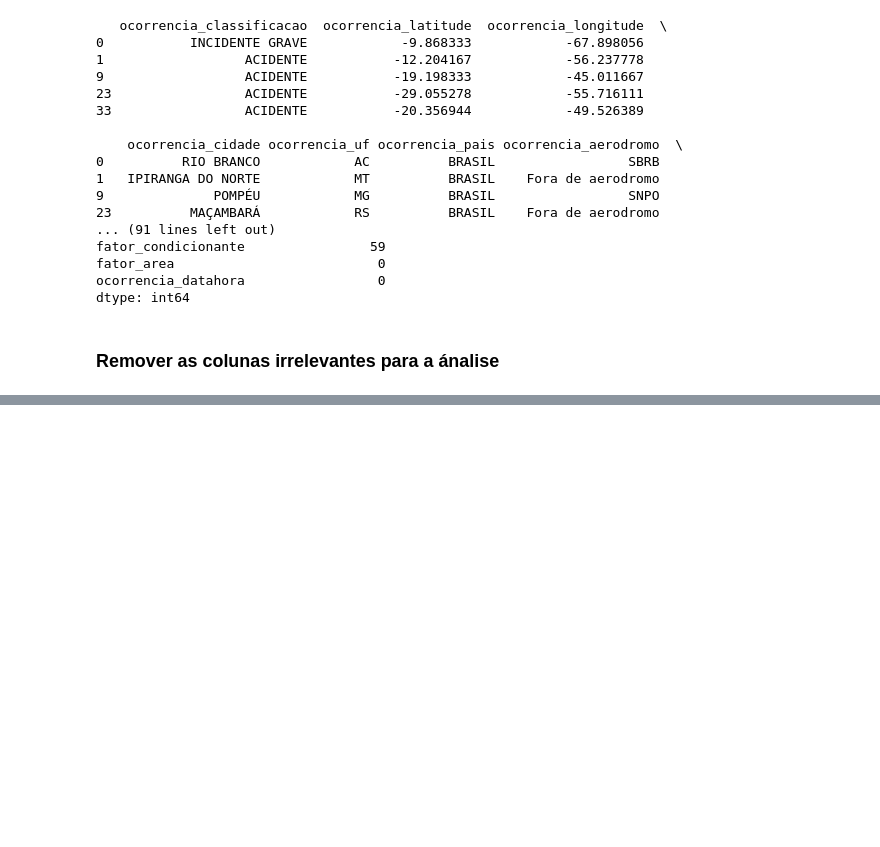
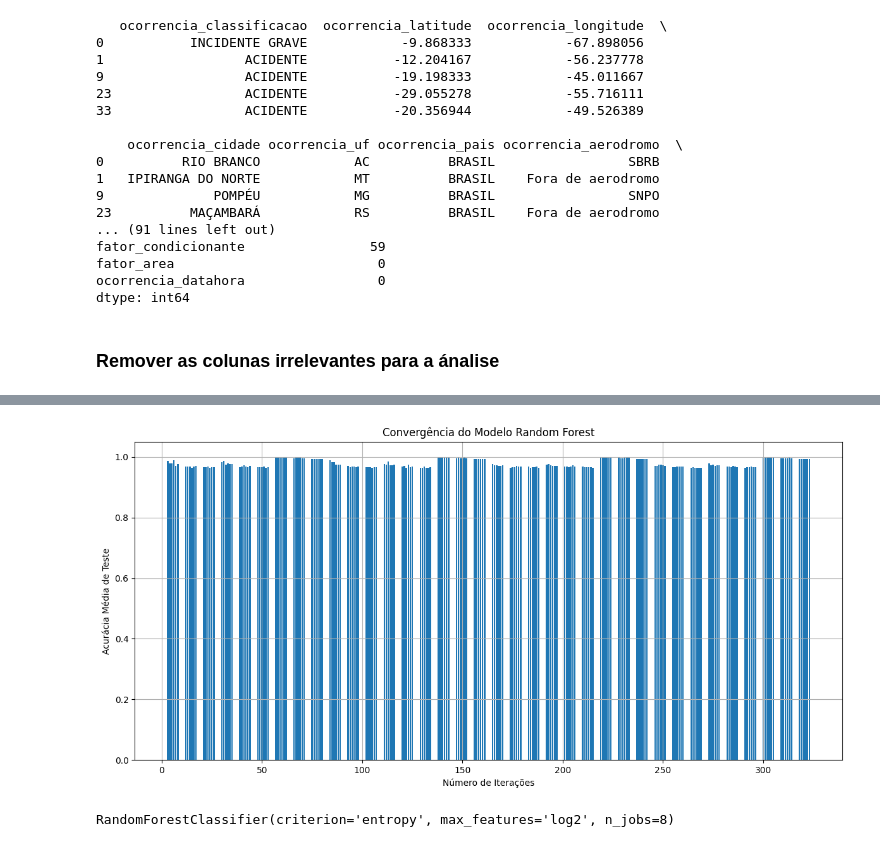
Before and after one commit to Marcux777/Ci-ncia-de-Dados, a Jupyter notebook: VI Desafio de Ciência de dados/Ciencia_de_Dados_Trabalho.ipynb, the cells around one changed output, grey strips where cells are left out. Drawn from its saved outputs; the diff is of its cells as text; code cells hidden in the pictures; blank space fills up the shorter version.

```diff
--- a/VI Desafio de Ciência de dados/Ciencia_de_Dados_Trabalho.ipynb
+++ b/VI Desafio de Ciência de dados/Ciencia_de_Dados_Trabalho.ipynb
@@ -317,0 +774,6 @@ print(df.shape)
+# %%
+# Cria o encoder e aplica OneHotEncoder
+lb = LabelEncoder()
+
+for var in variaveis_categoricas:
+    df_modelo[var] = lb.fit_transform(df_modelo[var])
@@ -317,0 +836,7 @@ print(df.shape)
+# %%
+# Separate the predictor variables and the target variable
+PREDITORES = df_modelo.iloc[:, 0:19]
+TARGET = df_modelo.iloc[:, 19]
+
+# Split the data into training and testing sets
+X_train, X_test, y_train, y_test = train_test_split(PREDITORES, TARGET, test_size=0.2, random_state=42)
@@ -317,0 +957,5 @@ print(df.shape)
+# %%
+# Normalização das Variáveis
+Normalizador = MinMaxScaler()
+X_treino_normalizados = Normalizador.fit_transform(X_train)
+X_teste_normalizados = Normalizador.transform(X_test)
@@ -317,0 +1005,2 @@ print(df.shape)
+# %%
+randomForest = RandomForestClassifier()
@@ -317,0 +1074,21 @@ print(df.shape)
+# %%
+plt.figure(figsize=(12, 6))
+plt.bar(range(len(treinos_rf['mean_test_score'])), treinos_rf['mean_test_score'])
+plt.title('Convergência do Modelo Random Forest')
+plt.xlabel('Número de Iterações')
+plt.ylabel('Acurácia Média de Teste')
+plt.grid(True)
+plt.show()
+# %% [output]
+[figure, added]
+# %%
+from sklearn.ensemble import RandomForestClassifier
+
+# Crie um classificador Random Forest
+clf = RandomForestClassifier(n_estimators=100, criterion='entropy',
+                            max_features='log2', min_samples_leaf=1, min_samples_split=2, n_jobs=8)
+
+# Ajuste o classificador aos dados de treinamento
+clf.fit(X_treino_normalizados, y_train)
+# %% [output]
+RandomForestClassifier(criterion='entropy', max_features='log2', n_jobs=8)
```
Also changed, not shown: parts of 73 cells of this notebook, 3 other files.
